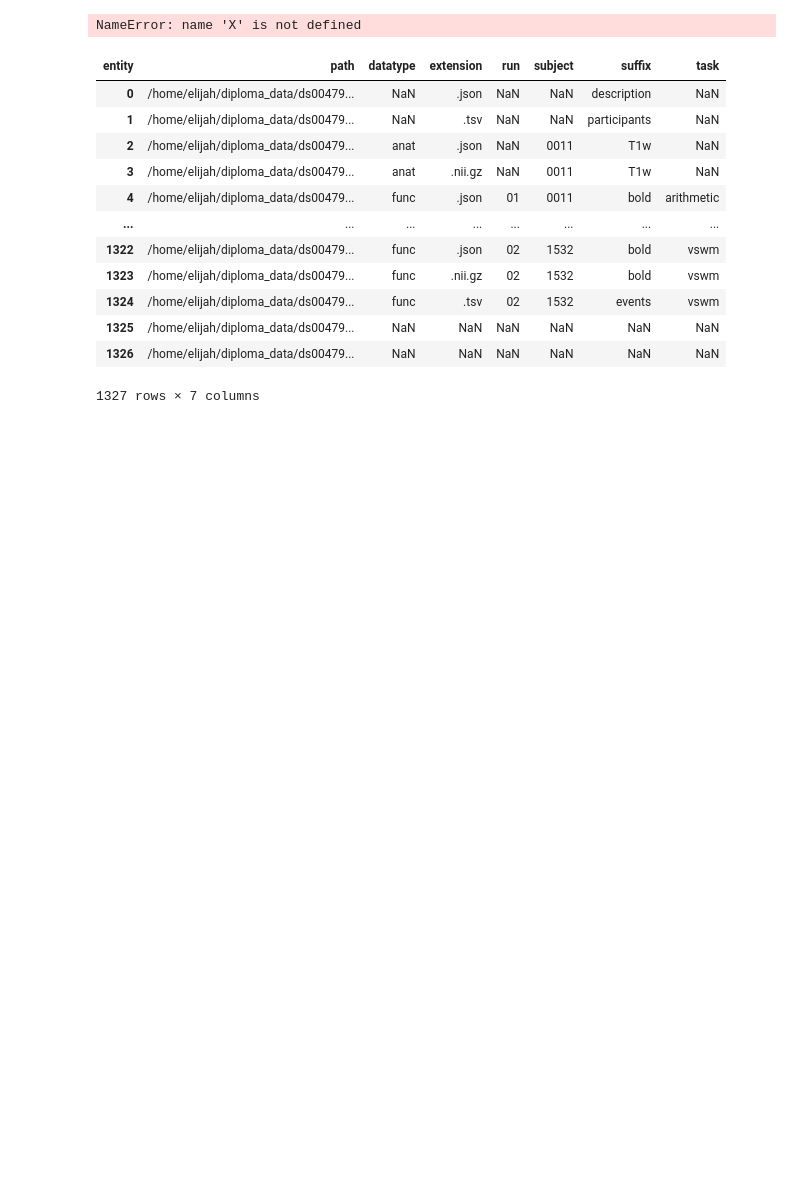
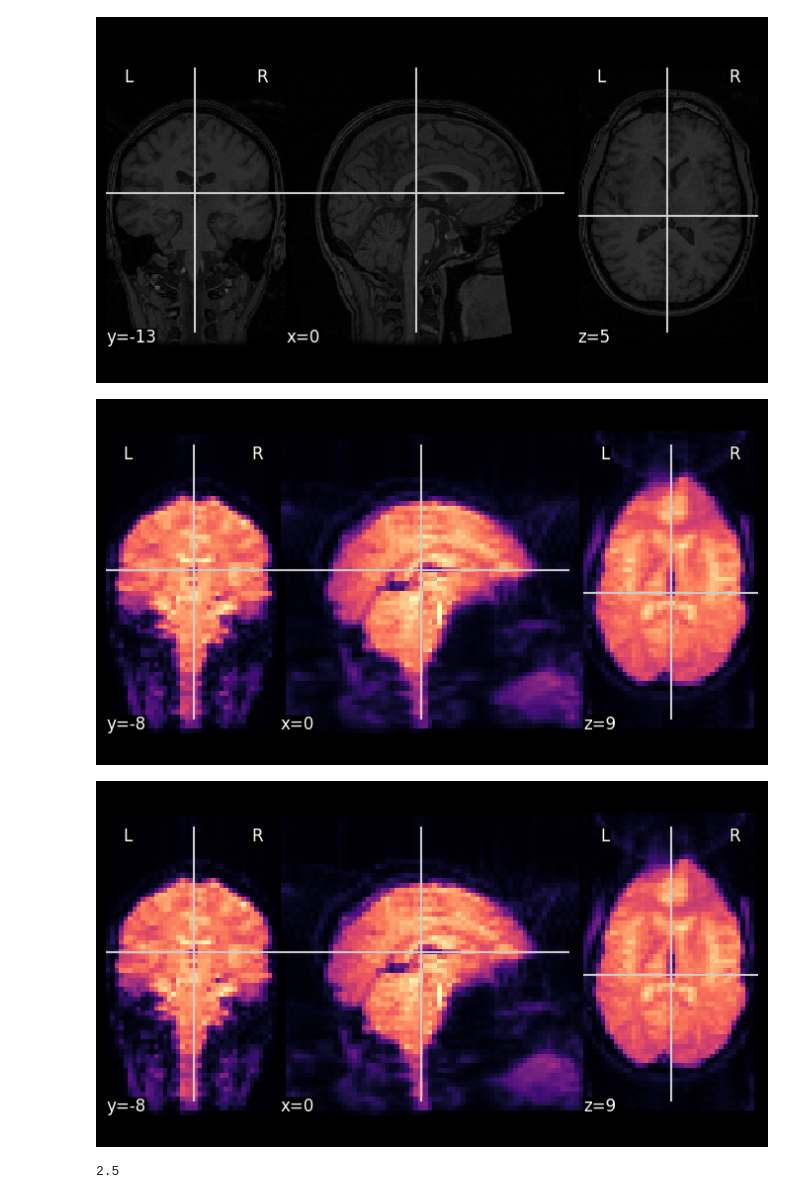
Before and after one commit to ElijahKamski/EEG-MRI-Analyzer, a Jupyter notebook: Untitled.ipynb, the cells around one changed output. Drawn from its saved outputs; the diff is of its cells as text; code cells hidden in the pictures; blank space fills up the shorter version.

```diff
--- a/Untitled.ipynb
+++ b/Untitled.ipynb
@@ -12,39 +7,36 @@ sub-002                   sub-008  sub-014  sub-020
 # %%
 import os
 from bids import BIDSLayout
 from nilearn import plotting, image
 import nibabel as nib
 
 # Указываем путь к BIDS датасету
-bids_path = "/home/elijah/diploma_data/ds004791-download"
+bids_path = "/home/elijah/diploma_data/ds000105-download"
 
 # Инициализируем BIDS Layout
-layout = BIDSLayout(bids_path, validate=True)
+layout = BIDSLayout(bids_path)
 
 # Получаем список всех NIfTI файлов в датасете
 nifti_files = layout.get(extension='nii.gz', return_type='file')
 
 # Визуализируем каждый NIfTI файл
-for nifti_file in nifti_files:
-    plotting.plot_stat_map(nifti_file, bg_img=False, threshold=3, display_mode='ortho', cut_coords=(X, Y, Z), title="Statistical map")
-    # Интерактивная визуализация
-    # plotting.view_img(first_timepoint, bg_img=False, title="First timepoint")
+for nifti_file in nifti_files[:3]:
+    # Load the nifti file using nibabel
+    img = nib.load(nifti_file)
+
+    # Check if the image is 4D (e.g., fMRI data)
+    if len(img.shape) == 4:
+        func_image_mean = image.mean_img(img)
+        plotting.plot_epi(func_image_mean, cmap='magma')
+    else:
+        plotting.plot_anat(img)
+
     plotting.show()
 # %% [output]
-NameError: name 'X' is not defined
+[figure, added]
+[figure, added]
+[figure, added]
-# %%
-layout.to_df()
-# %% [output]
-| entity | path | datatype | extension | run | subject | suffix | task |
-| 0 | /home/elijah/diploma_data/ds00479... | NaN | .json | NaN | NaN | description | NaN |
-| 1 | /home/elijah/diploma_data/ds00479... | NaN | .tsv | NaN | NaN | participants | NaN |
-| 2 | /home/elijah/diploma_data/ds00479... | anat | .json | NaN | 0011 | T1w | NaN |
-| 3 | /home/elijah/diploma_data/ds00479... | anat | .nii.gz | NaN | 0011 | T1w | NaN |
-| 4 | /home/elijah/diploma_data/ds00479... | func | .json | 01 | 0011 | bold | arithmetic |
-| ... | ... | ... | ... | ... | ... | ... | ... |
-| 1322 | /home/elijah/diploma_data/ds00479... | func | .json | 02 | 1532 | bold | vswm |
-| 1323 | /home/elijah/diploma_data/ds00479... | func | .nii.gz | 02 | 1532 | bold | vswm |
-| 1324 | /home/elijah/diploma_data/ds00479... | func | .tsv | 02 | 1532 | events | vswm |
-| 1325 | /home/elijah/diploma_data/ds00479... | NaN | NaN | NaN | NaN | NaN | NaN |
-| 1326 | /home/elijah/diploma_data/ds00479... | NaN | NaN | NaN | NaN | NaN | NaN |
-1327 rows × 7 columns
+# %%
+layout.get_tr()
+# %% [output]
+2.5
```
Also changed, not shown: parts of 10 cells of this notebook, 3 other files.
